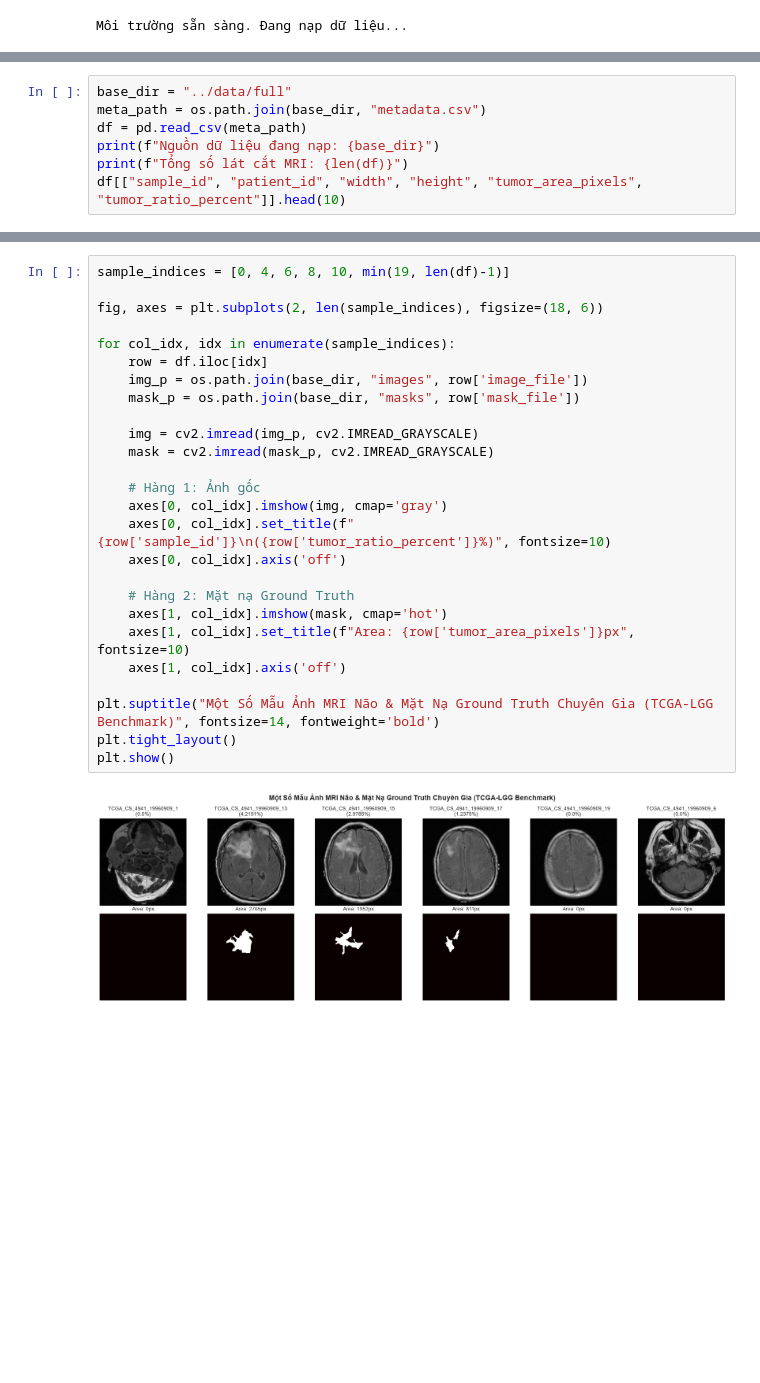
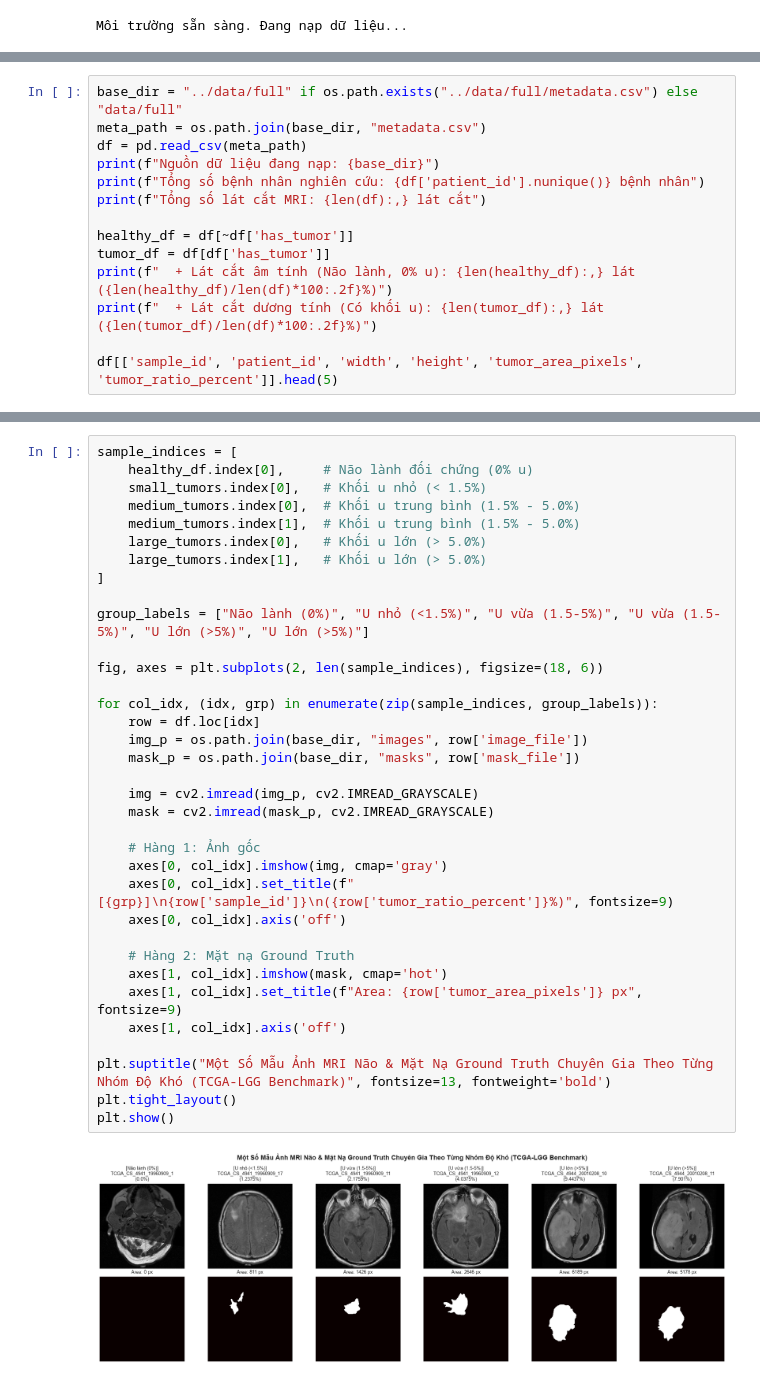
Before and after one commit to mtzwyu/brain-tumor-mri-segmentation, a Jupyter notebook: notebooks/01_data_exploration.ipynb, the cells around one changed output, grey strips where cells are left out. Saved outputs shown, nothing was run; the diff lists cells and outputs as text; blank space fills up the shorter version.

```diff
--- a/notebooks/01_data_exploration.ipynb
+++ b/notebooks/01_data_exploration.ipynb
@@ -34,9 +35,16 @@ Môi trường sẵn sàng. Đang nạp dữ liệu...
 # %%
-base_dir = "../data/full"
+base_dir = "../data/full" if os.path.exists("../data/full/metadata.csv") else "data/full"
 meta_path = os.path.join(base_dir, "metadata.csv")
 df = pd.read_csv(meta_path)
 print(f"Nguồn dữ liệu đang nạp: {base_dir}")
-print(f"Tổng số lát cắt MRI: {len(df)}")
-df[["sample_id", "patient_id", "width", "height", "tumor_area_pixels", "tumor_ratio_percent"]].head(10)
+print(f"Tổng số bệnh nhân nghiên cứu: {df['patient_id'].nunique()} bệnh nhân")
+print(f"Tổng số lát cắt MRI: {len(df):,} lát cắt")
+
+healthy_df = df[~df['has_tumor']]
+tumor_df = df[df['has_tumor']]
+print(f"  + Lát cắt âm tính (Não lành, 0% u): {len(healthy_df):,} lát ({len(healthy_df)/len(df)*100:.2f}%)")
+print(f"  + Lát cắt dương tính (Có khối u): {len(tumor_df):,} lát ({len(tumor_df)/len(df)*100:.2f}%)")
+
+df[['sample_id', 'patient_id', 'width', 'height', 'tumor_area_pixels', 'tumor_ratio_percent']].head(5)
 # %% [output]
 Nguồn dữ liệu đang nạp: ../data/full
@@ -108,28 +159,37 @@ Hiển thị 6 ca đại diện cho 3 nhóm kích thước u để làm minh ch
 # %%
-sample_indices = [0, 4, 6, 8, 10, min(19, len(df)-1)]
+sample_indices = [
+    healthy_df.index[0],     # Não lành đối chứng (0% u)
+    small_tumors.index[0],   # Khối u nhỏ (< 1.5%)
+    medium_tumors.index[0],  # Khối u trung bình (1.5% - 5.0%)
+    medium_tumors.index[1],  # Khối u trung bình (1.5% - 5.0%)
+    large_tumors.index[0],   # Khối u lớn (> 5.0%)
+    large_tumors.index[1],   # Khối u lớn (> 5.0%)
+]
+
+group_labels = ["Não lành (0%)", "U nhỏ (<1.5%)", "U vừa (1.5-5%)", "U vừa (1.5-5%)", "U lớn (>5%)", "U lớn (>5%)"]
 
 fig, axes = plt.subplots(2, len(sample_indices), figsize=(18, 6))
 
-for col_idx, idx in enumerate(sample_indices):
-    row = df.iloc[idx]
+for col_idx, (idx, grp) in enumerate(zip(sample_indices, group_labels)):
+    row = df.loc[idx]
     img_p = os.path.join(base_dir, "images", row['image_file'])
     mask_p = os.path.join(base_dir, "masks", row['mask_file'])
 
     img = cv2.imread(img_p, cv2.IMREAD_GRAYSCALE)
     mask = cv2.imread(mask_p, cv2.IMREAD_GRAYSCALE)
 
     # Hàng 1: Ảnh gốc
     axes[0, col_idx].imshow(img, cmap='gray')
-    axes[0, col_idx].set_title(f"{row['sample_id']}\n({row['tumor_ratio_percent']}%)", fontsize=10)
+    axes[0, col_idx].set_title(f"[{grp}]\n{row['sample_id']}\n({row['tumor_ratio_percent']}%)", fontsize=9)
     axes[0, col_idx].axis('off')
 
     # Hàng 2: Mặt nạ Ground Truth
     axes[1, col_idx].imshow(mask, cmap='hot')
-    axes[1, col_idx].set_title(f"Area: {row['tumor_area_pixels']}px", fontsize=10)
+    axes[1, col_idx].set_title(f"Area: {row['tumor_area_pixels']} px", fontsize=9)
     axes[1, col_idx].axis('off')
 
-plt.suptitle("Một Số Mẫu Ảnh MRI Não & Mặt Nạ Ground Truth Chuyên Gia (TCGA-LGG Benchmark)", fontsize=14, fontweight='bold')
+plt.suptitle("Một Số Mẫu Ảnh MRI Não & Mặt Nạ Ground Truth Chuyên Gia Theo Từng Nhóm Độ Khó (TCGA-LGG Benchmark)", fontsize=13, fontweight='bold')
 plt.tight_layout()
 plt.show()
 # %% [output]
-[figure, old version]
+[figure, new version]
```
Also changed, not shown: parts of 8 cells of this notebook, 4 other files.
